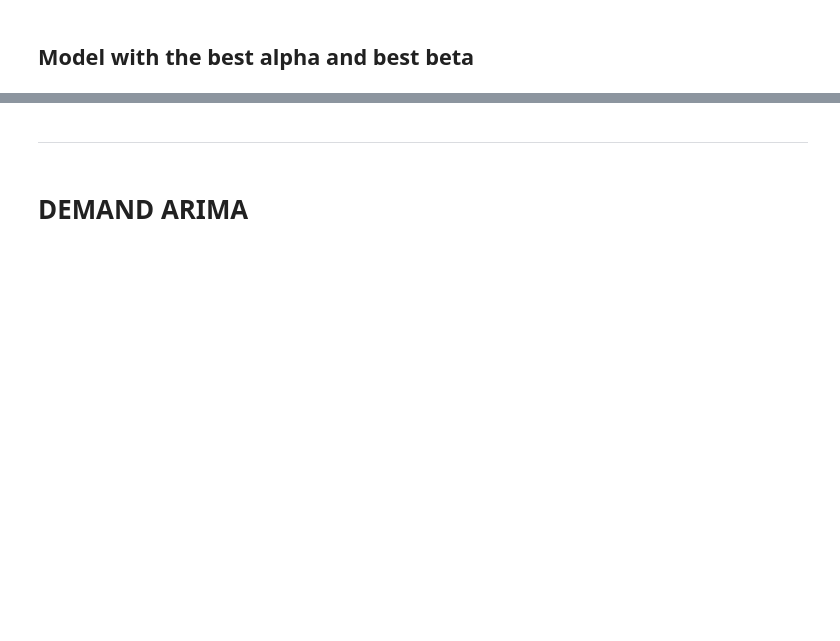
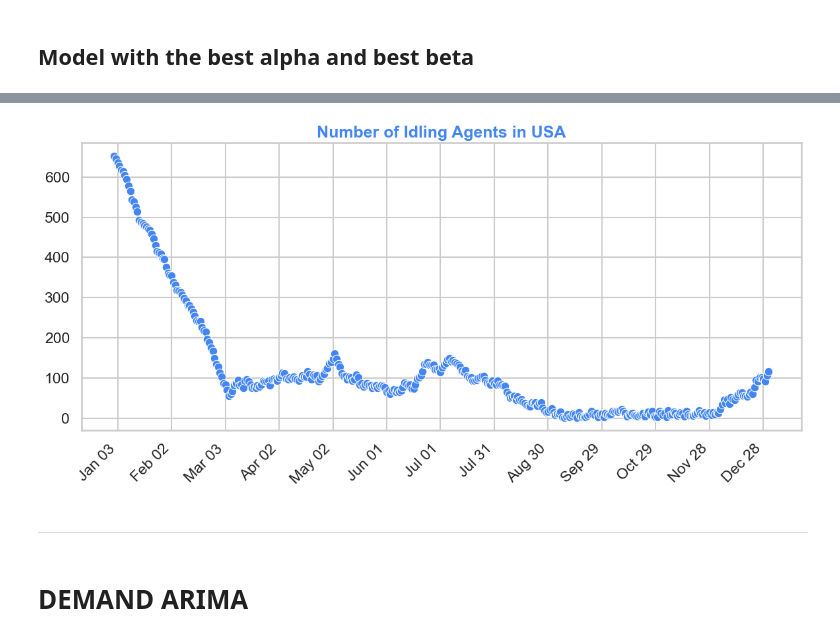
Before and after one commit to Dynamic-Agent-Staffing-Plan-Google-Ads/dynamic-agent-staffing-plan-google-ads, a Jupyter notebook: Main.ipynb, the cells around one changed output, grey strips where cells are left out. Cells and saved outputs as stored; diff of their text form; code cells hidden in the pictures; blank space fills up the shorter version.

```diff
--- a/Main.ipynb
+++ b/Main.ipynb
@@ -784,3 +442,10 @@ fig_idle.savefig('Plot_images/agents_idle.tiff', format = 'tiff', dpi=300, bbox_
+# %%
+sns.set_theme(style = "whitegrid", context = "talk")
+fig_idle = plot_agents(dates, agents_idle, idle = True)
+
+fig_idle.savefig('Plot_images/agents_idle.tiff', format = 'tiff', dpi=300, bbox_inches='tight')
+# %% [output]
+[figure, added]
 # %% [markdown]
 ----------------------------------------------------------------------
 # %% [markdown]
```
Also changed, not shown: parts of 18 cells of this notebook, 4 other files.
